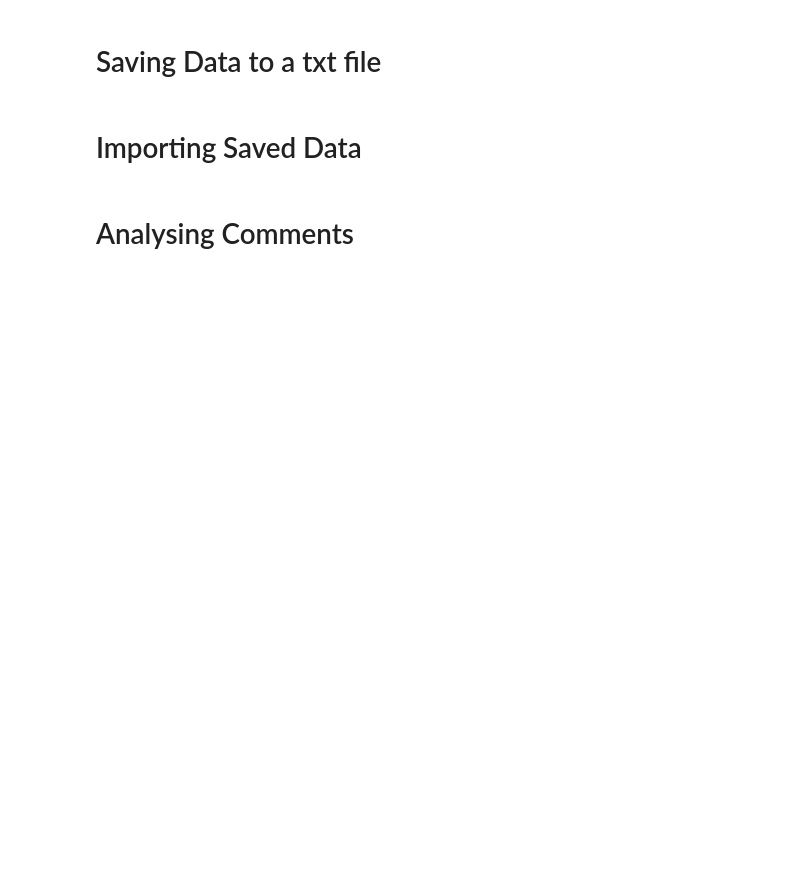
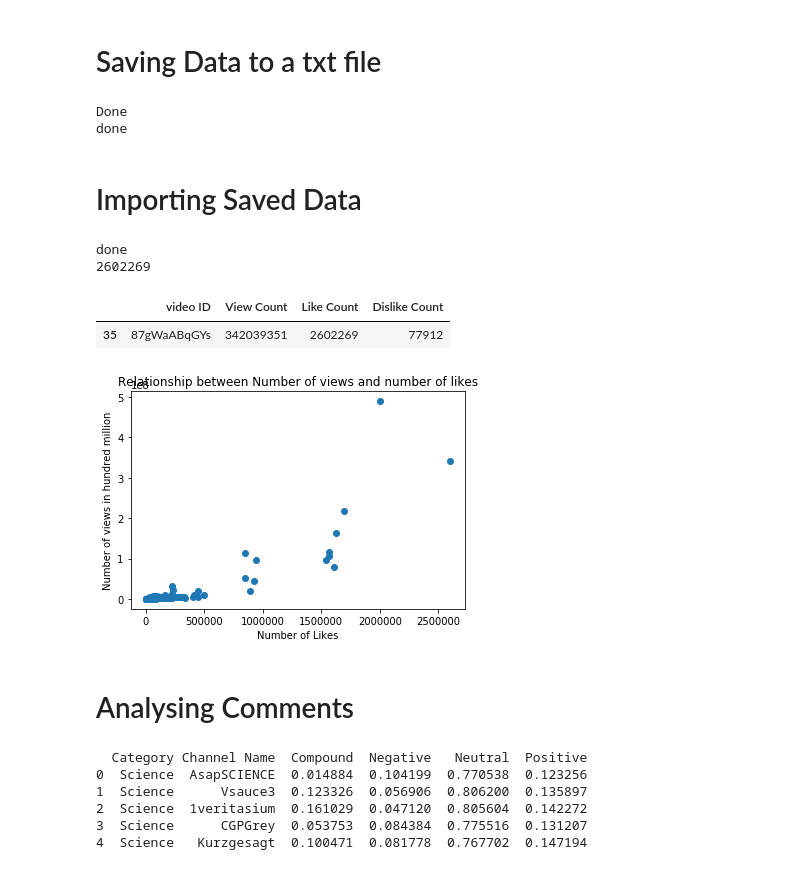
Before and after one commit to SwatiGiri/Youtube_Sentiment_Analysis, a Jupyter notebook: Youtube_comments.ipynb, the cells around one changed output. Saved outputs shown, nothing was run; the diff lists cells and outputs as text; code cells hidden in the pictures; blank space fills up the shorter version.

```diff
--- a/Youtube_comments.ipynb
+++ b/Youtube_comments.ipynb
@@ -61,2 +100,18 @@ pickle.dump(categories, file)
+# %%
+# Uncomment to save new data to file
+
+file = open("Comments.txt", 'wb')
+pickle.dump(categories, file)
+print("Done")
+
+with open('video_stats.csv', "w") as file:
+    writer = csv.writer(file, lineterminator = '\n')
+    writer.writerow(["video ID", 'View Count', 'Like Count', 'Dislike Count'])
+    for key in video_stats:
+        writer.writerow([key, video_stats[key]["viewCount"], video_stats[key]["likeCount"], video_stats[key]["dislikeCount"]])
+print("done")
+# %% [output]
+Done
+done
 # %% [markdown]
 # Importing Saved Data
@@ -79,3 +118,29 @@ print("Done")
+# %%
+file = open("Comments.txt", "rb")
+data = pickle.load(file)
+print("done")
+
+
+video_stats = pd.read_csv('video_stats.csv')
+print(max(video_stats["Like Count"]))
+# Shakira - most viewed - SHq2qrFUlGY
+video_stats.loc[video_stats["View Count"] == 489656272]
+# Edsheeran - most liked - 87gWaABqGYs
+video_stats.loc[video_stats["Like Count"] == 2602269]
+# %% [output]
+done
+2602269
+|  | video ID | View Count | Like Count | Dislike Count |
+| 35 | 87gWaABqGYs | 342039351 | 2602269 | 77912 |
+# %%
+plt.scatter(video_stats["Like Count"], video_stats["View Count"])
+
+plt.xlabel("Number of Likes")
+plt.ylabel("Number of views in hundred million")
+plt.title("Relationship between Number of views and number of likes")
+plt.show()
+# %% [output]
+[figure, added]
 # %% [markdown]
 # Analysing Comments
 # %%
@@ -98,0 +158,38 @@ https://www.googleapis.com/youtube/v3/search?key=AIzaSyDjPvcDLS7pOLG-qg03hheDYom
+# %%
+# Keeps track of total score for each channel
+channel_wise_data = []
+# keep track of every comment score for each channel
+comment_wise_data = {}
+category_num = 0
+for category in data:
+    for index, channel in enumerate(category):
+        channel_name = list(channel.keys())[0]
+        # All the comments in a channel
+        comments = category[index][channel_name]
+        comments_analysis = []
+        for comment in comments:
+            comments_analysis.append(analyze_comment(comment))
+        comments_analysis = pd.DataFrame.from_dict(comments_analysis)
+        # to store analysis of each comment
+        comment_wise_data[channel_name] = comments_analysis
+        # to store the overall score of the channel
+        channel_wise_data.append({
+            "Channel Name" : channel_name,
+            "Compound" : comments_analysis["Compound"].mean(),
+            "Positive" : comments_analysis["Positive"].mean(),
+            "Neutral"  : comments_analysis["Neutral"].mean(),
+            "Negative" : comments_analysis["Negative"].mean(),
+            "Category" : category_names[category_num]
+        })
+    # To go to the next category in the channel_wise_data
+    category_num += 1
+
+channel_wise_data = pd.DataFrame.from_dict(channel_wise_data)
+print(channel_wise_data.head())
+# %% [output]
+  Category Channel Name  Compound  Negative   Neutral  Positive
+0  Science  AsapSCIENCE  0.014884  0.104199  0.770538  0.123256
+1  Science      Vsauce3  0.123326  0.056906  0.806200  0.135897
+2  Science  1veritasium  0.161029  0.047120  0.805604  0.142272
+3  Science      CGPGrey  0.053753  0.084384  0.775516  0.131207
+4  Science   Kurzgesagt  0.100471  0.081778  0.767702  0.147194
```
Also changed, not shown: parts of 15 cells of this notebook, 4 other files.
